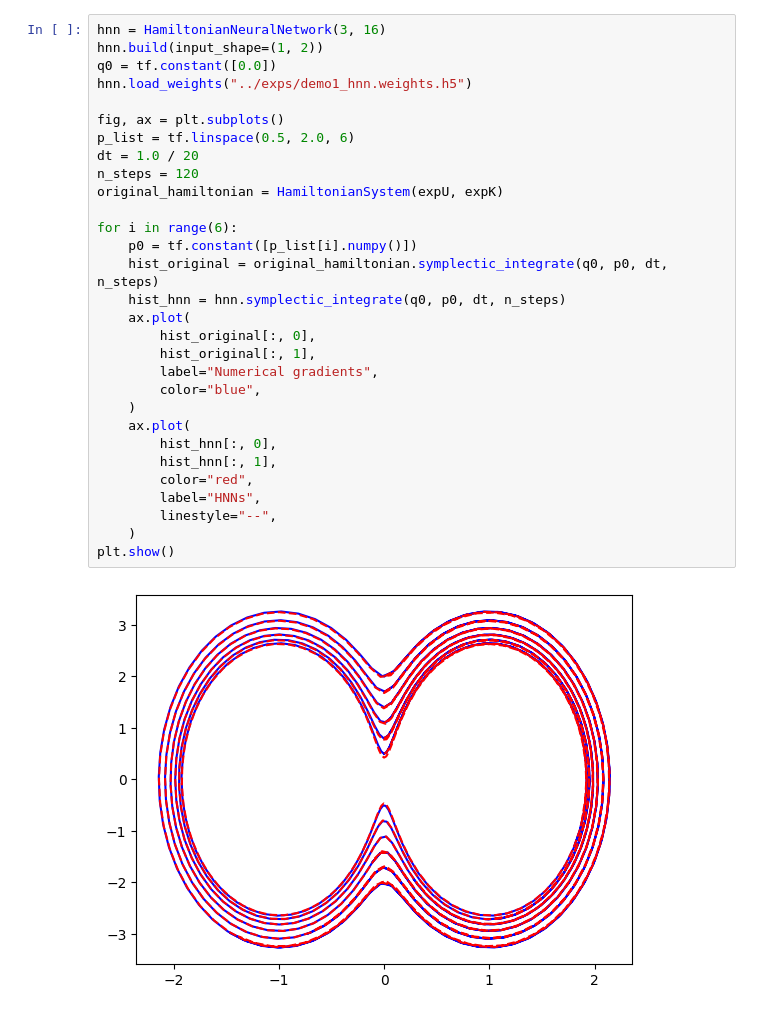
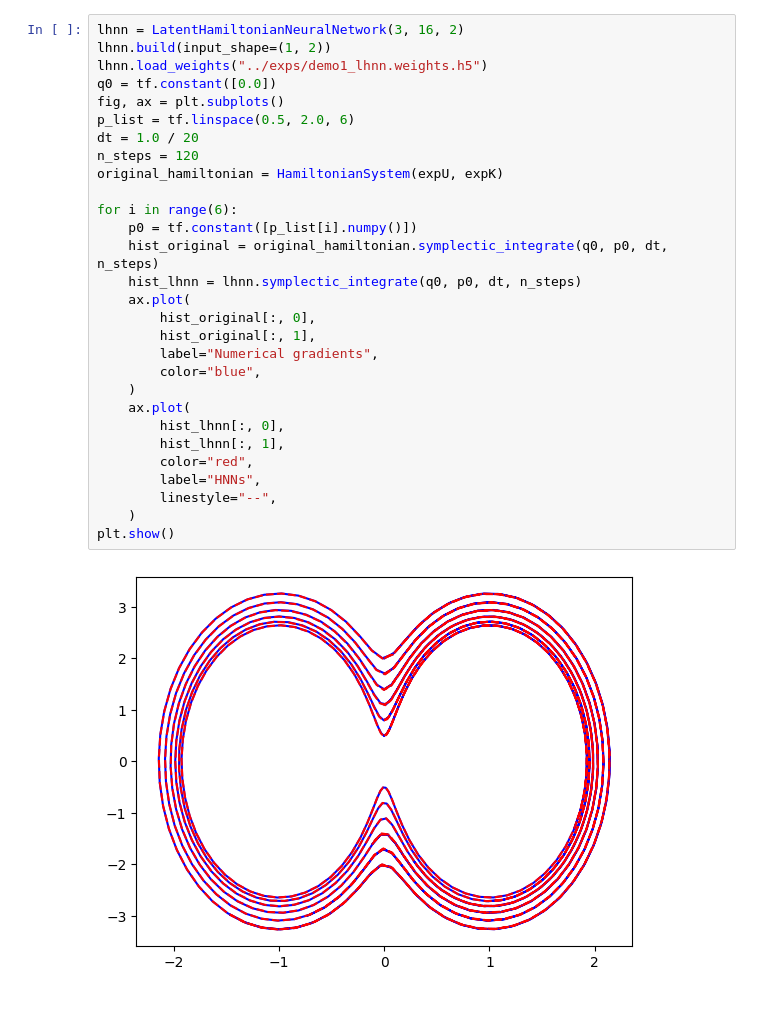
Before and after one commit to shuohaopolyu/2025_TimeSeries_RL_Internship, a Jupyter notebook: question1_part1/demo/demo1_gaussian_mixture_density_1d.ipynb, the cells around one changed output. Drawn from its saved outputs; the diff is of its cells as text.

```diff
--- a/question1_part1/demo/demo1_gaussian_mixture_density_1d.ipynb
+++ b/question1_part1/demo/demo1_gaussian_mixture_density_1d.ipynb
@@ -84,32 +83,31 @@ plt.show()
 # %%
-hnn = HamiltonianNeuralNetwork(3, 16)
-hnn.build(input_shape=(1, 2))
+lhnn = LatentHamiltonianNeuralNetwork(3, 16, 2)
+lhnn.build(input_shape=(1, 2))
+lhnn.load_weights("../exps/demo1_lhnn.weights.h5")
 q0 = tf.constant([0.0])
-hnn.load_weights("../exps/demo1_hnn.weights.h5")
-
 fig, ax = plt.subplots()
 p_list = tf.linspace(0.5, 2.0, 6)
 dt = 1.0 / 20
 n_steps = 120
 original_hamiltonian = HamiltonianSystem(expU, expK)
 
 for i in range(6):
     p0 = tf.constant([p_list[i].numpy()])
     hist_original = original_hamiltonian.symplectic_integrate(q0, p0, dt, n_steps)
-    hist_hnn = hnn.symplectic_integrate(q0, p0, dt, n_steps)
+    hist_lhnn = lhnn.symplectic_integrate(q0, p0, dt, n_steps)
     ax.plot(
         hist_original[:, 0],
         hist_original[:, 1],
         label="Numerical gradients",
         color="blue",
     )
     ax.plot(
-        hist_hnn[:, 0],
-        hist_hnn[:, 1],
+        hist_lhnn[:, 0],
+        hist_lhnn[:, 1],
         color="red",
         label="HNNs",
         linestyle="--",
     )
 plt.show()
 # %% [output]
-[figure, old version]
+[figure, new version]
```
Also changed, not shown: parts of 10 cells of this notebook, 16 other files.
